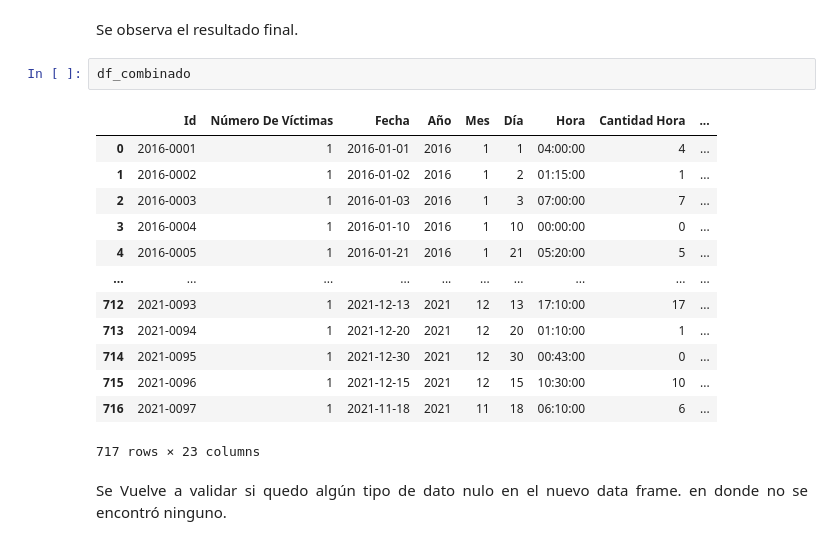
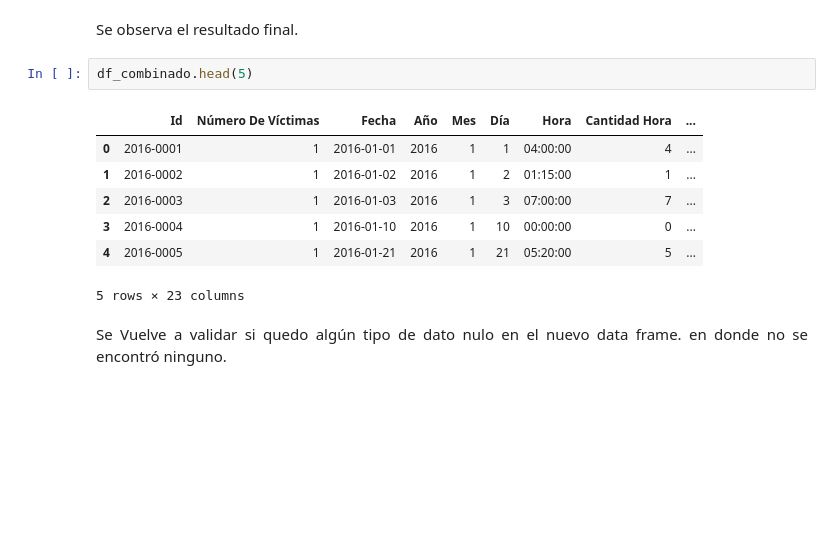
Before and after one commit to ajalvarez75/PI-Siniestros-Viales, a Jupyter notebook: proyecto/EDA_homicidios.ipynb, the cells around one changed output. Drawn from its saved outputs; the diff is of its cells as text; blank space fills up the shorter version.

```diff
--- a/proyecto/EDA_homicidios.ipynb
+++ b/proyecto/EDA_homicidios.ipynb
@@ -1187,21 +1189,15 @@ df_combinado = pd.merge(df_hechos, df_victimas, on='Id', how='left')
 Se observa el resultado final.
 </div>
 # %%
-df_combinado
+df_combinado.head(5)
 # %% [output]
 |  | Id | Número De Víctimas | Fecha | Año | Mes | Día | Hora | Cantidad Hora | ... |
 | 0 | 2016-0001 | 1 | 2016-01-01 | 2016 | 1 | 1 | 04:00:00 | 4 | ... |
 | 1 | 2016-0002 | 1 | 2016-01-02 | 2016 | 1 | 2 | 01:15:00 | 1 | ... |
 | 2 | 2016-0003 | 1 | 2016-01-03 | 2016 | 1 | 3 | 07:00:00 | 7 | ... |
 | 3 | 2016-0004 | 1 | 2016-01-10 | 2016 | 1 | 10 | 00:00:00 | 0 | ... |
 | 4 | 2016-0005 | 1 | 2016-01-21 | 2016 | 1 | 21 | 05:20:00 | 5 | ... |
-| ... | ... | ... | ... | ... | ... | ... | ... | ... | ... |
-| 712 | 2021-0093 | 1 | 2021-12-13 | 2021 | 12 | 13 | 17:10:00 | 17 | ... |
-| 713 | 2021-0094 | 1 | 2021-12-20 | 2021 | 12 | 20 | 01:10:00 | 1 | ... |
-| 714 | 2021-0095 | 1 | 2021-12-30 | 2021 | 12 | 30 | 00:43:00 | 0 | ... |
-| 715 | 2021-0096 | 1 | 2021-12-15 | 2021 | 12 | 15 | 10:30:00 | 10 | ... |
-| 716 | 2021-0097 | 1 | 2021-11-18 | 2021 | 11 | 18 | 06:10:00 | 6 | ... |
-717 rows × 23 columns
+5 rows × 23 columns
 # %% [markdown]
 <div style="text-align: justify">
 Se Vuelve a validar si quedo algún tipo de dato nulo en el nuevo data frame. en donde no se encontró ninguno.
```
Also changed, not shown: parts of 47 cells of this notebook, 3 other files.
